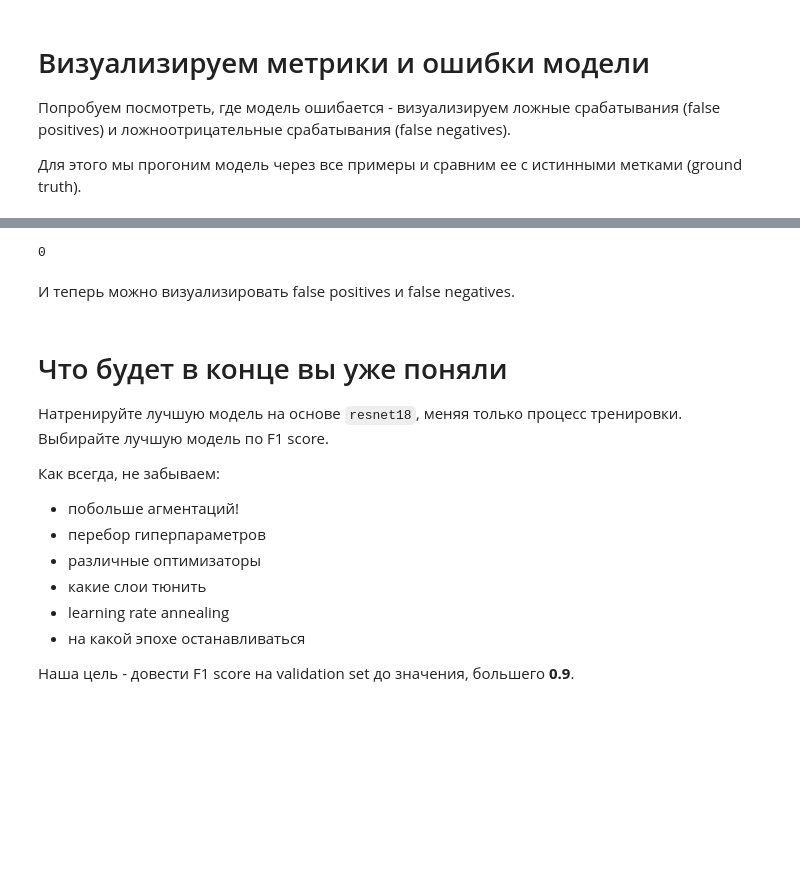
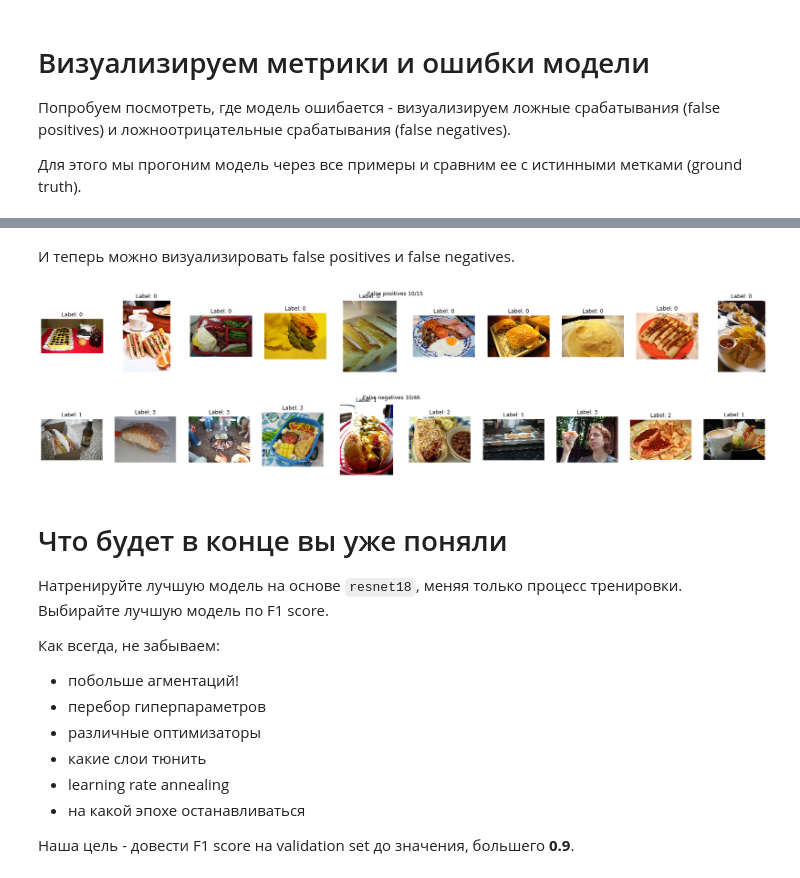
Before and after one commit to GusevMihail/dlcourse_ai-1, a Jupyter notebook: assignments/assignment4/HotdogOrNot.ipynb, the cells around one changed output, grey strips where cells are left out. Drawn from its saved outputs; the diff is of its cells as text; code cells hidden in the pictures; blank space fills up the shorter version.

Commit message:
Computed false positives and folse negatives indices

```diff
--- a/assignments/assignment4/HotdogOrNot.ipynb
+++ b/assignments/assignment4/HotdogOrNot.ipynb
@@ -545,23 +539,18 @@ predictions, gt = evaluate_model(model, train_dataset, val_indices)
-# %%
-from itertools import count
-
-for i, p, g in zip(count(), predictions, gt):
-    print(i)
-    break
-# %% [output]
-0
 # %% [markdown]
 И теперь можно визуализировать false positives и false negatives.
 # %%
 # TODO: Compute indices of the false positives on the validation set.
 # Note those have to be indices of the original dataset
-false_positive_indices = None
+false_positive_indices = [i for i, p, g in zip(val_indices, predictions, gt) if p and not g]
 visualize_samples(orig_dataset, false_positive_indices, "False positives")
 
 # TODO: Compute indices of the false negatives on the validation set.
 # Note those have to be indices of the original dataset
-false_negatives_indices = None
+false_negatives_indices = [i for i, p, g in zip(val_indices, predictions, gt) if not p and g]
 visualize_samples(orig_dataset, false_negatives_indices, "False negatives")
+# %% [output]
+[figure, added]
+[figure, added]
 # %%
 import sklearn.metrics as metrics
 def binary_classification_metrics(prediction, ground_truth):
```
Also changed, not shown: parts of 2 cells of this notebook.
